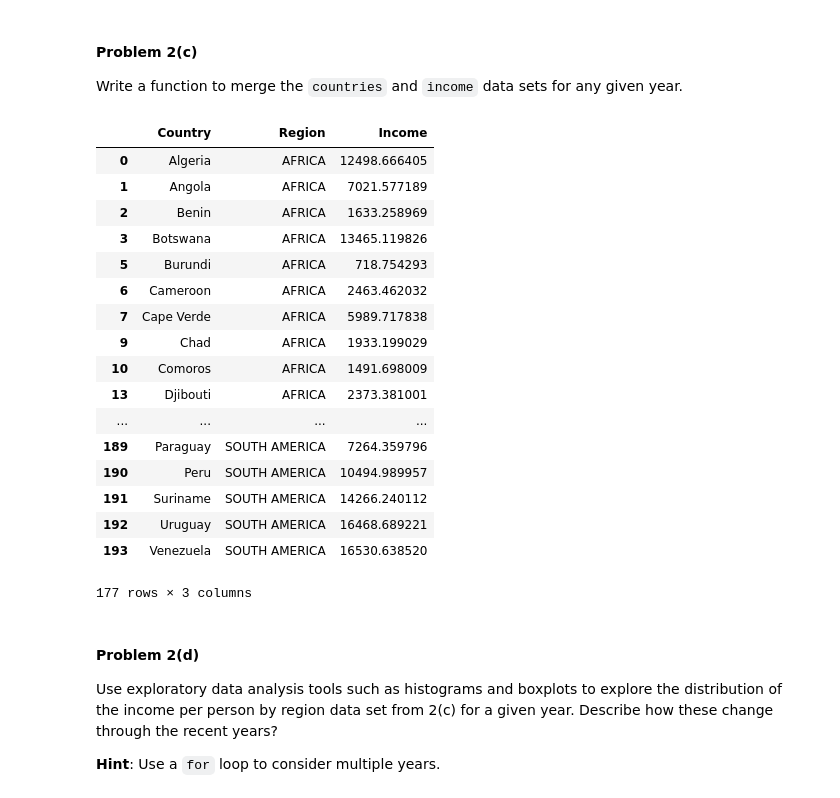
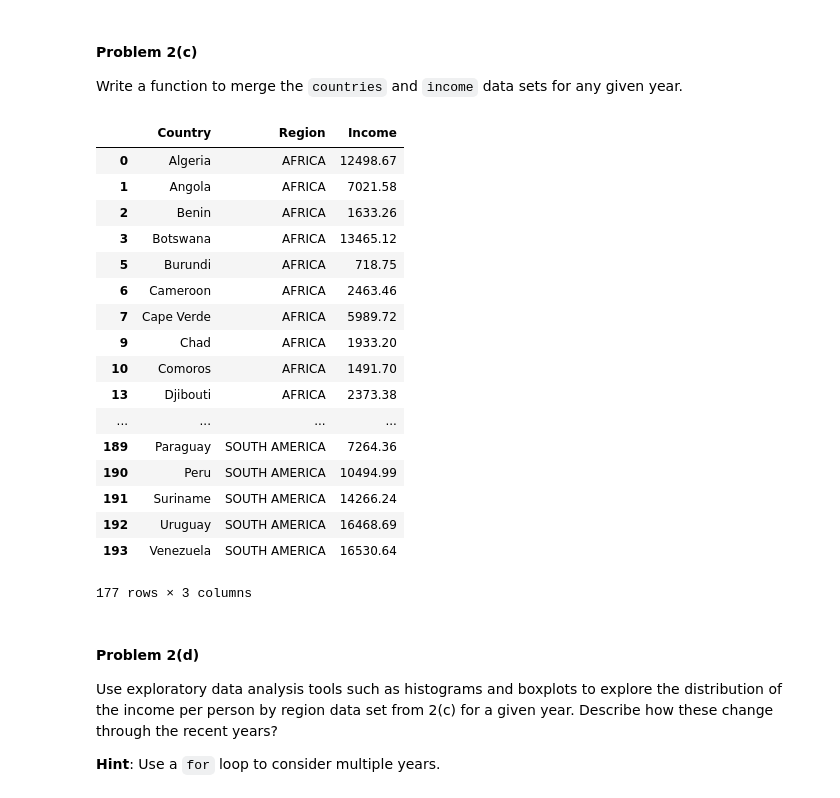
Before and after one commit to bwainstock/cs109, a Jupyter notebook: hw/HW1/HW1.ipynb, the cells around one changed output. Cells and saved outputs as stored; diff of their text form; code cells hidden in the pictures.

```diff
--- a/hw/HW1/HW1.ipynb
+++ b/hw/HW1/HW1.ipynb
@@ -273,50 +274,52 @@ Write a function to merge the `countries` and `income` data sets for any given y
 """
 Function
 --------
 mergeByYear
 
 Return a merged DataFrame containing the income,
 country name and region for a given year.
 
 Parameters
 ----------
 year : int
     The year of interest
 
 Returns
 -------
 a DataFrame
    A pandas DataFrame with three columns titled
    'Country', 'Region', and 'Income'.
 
 Example
 -------
 >>> mergeByYear(2010)
 """
 def mergeByYear(year):
     income_to_merge = income[[year]]
     income_to_merge.columns = ['Income']
-    return pd.merge(countries, income_to_merge, left_on=['Country'], right_index=True)
+    joined = pd.merge(countries, income_to_merge, left_on=['Country'], right_index=True)
+    joined['Income'] = np.round(joined['Income'], 2)
+    return joined
 
 mergeByYear(2010)
 # %% [output]
 |  | Country | Region | Income |
-| 0 | Algeria | AFRICA | 12498.666405 |
-| 1 | Angola | AFRICA | 7021.577189 |
-| 2 | Benin | AFRICA | 1633.258969 |
-| 3 | Botswana | AFRICA | 13465.119826 |
-| 5 | Burundi | AFRICA | 718.754293 |
-| 6 | Cameroon | AFRICA | 2463.462032 |
-| 7 | Cape Verde | AFRICA | 5989.717838 |
-| 9 | Chad | AFRICA | 1933.199029 |
-| 10 | Comoros | AFRICA | 1491.698009 |
-| 13 | Djibouti | AFRICA | 2373.381001 |
+| 0 | Algeria | AFRICA | 12498.67 |
+| 1 | Angola | AFRICA | 7021.58 |
+| 2 | Benin | AFRICA | 1633.26 |
+| 3 | Botswana | AFRICA | 13465.12 |
+| 5 | Burundi | AFRICA | 718.75 |
+| 6 | Cameroon | AFRICA | 2463.46 |
+| 7 | Cape Verde | AFRICA | 5989.72 |
+| 9 | Chad | AFRICA | 1933.20 |
+| 10 | Comoros | AFRICA | 1491.70 |
+| 13 | Djibouti | AFRICA | 2373.38 |
 | ... | ... | ... | ... |
-| 189 | Paraguay | SOUTH AMERICA | 7264.359796 |
-| 190 | Peru | SOUTH AMERICA | 10494.989957 |
-| 191 | Suriname | SOUTH AMERICA | 14266.240112 |
-| 192 | Uruguay | SOUTH AMERICA | 16468.689221 |
-| 193 | Venezuela | SOUTH AMERICA | 16530.638520 |
+| 189 | Paraguay | SOUTH AMERICA | 7264.36 |
+| 190 | Peru | SOUTH AMERICA | 10494.99 |
+| 191 | Suriname | SOUTH AMERICA | 14266.24 |
+| 192 | Uruguay | SOUTH AMERICA | 16468.69 |
+| 193 | Venezuela | SOUTH AMERICA | 16530.64 |
 177 rows × 3 columns
 # %% [markdown]
 #### Problem 2(d)
```
Also changed, not shown: parts of 14 cells of this notebook, 1 other file.
